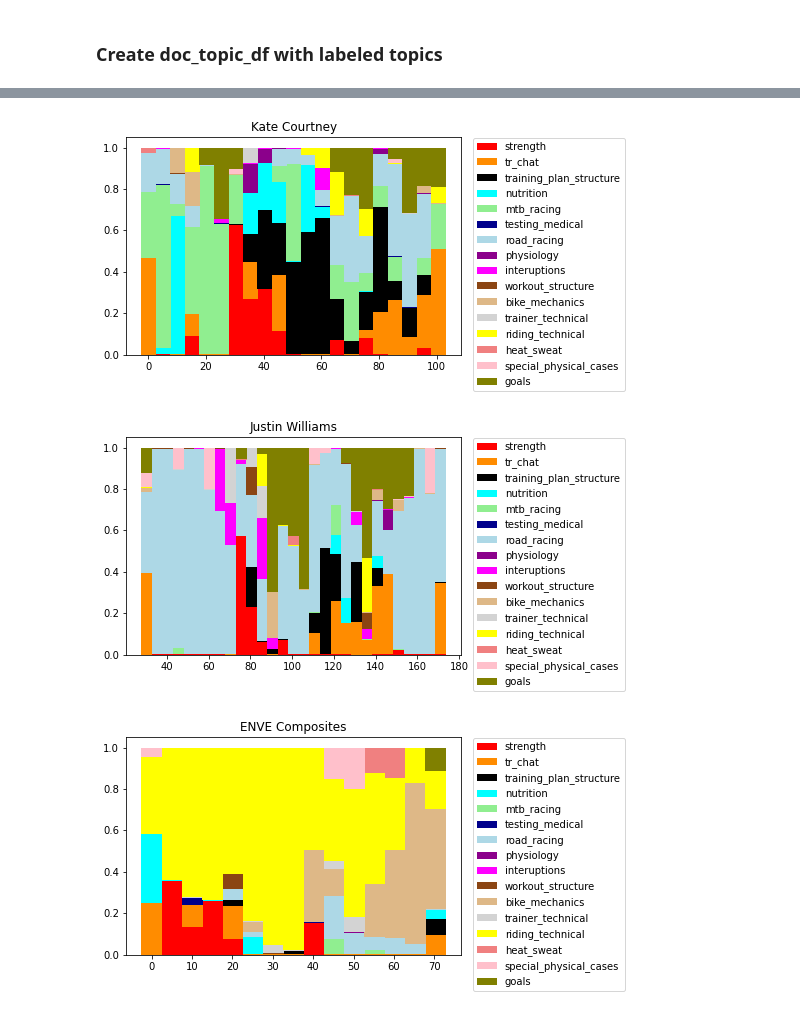
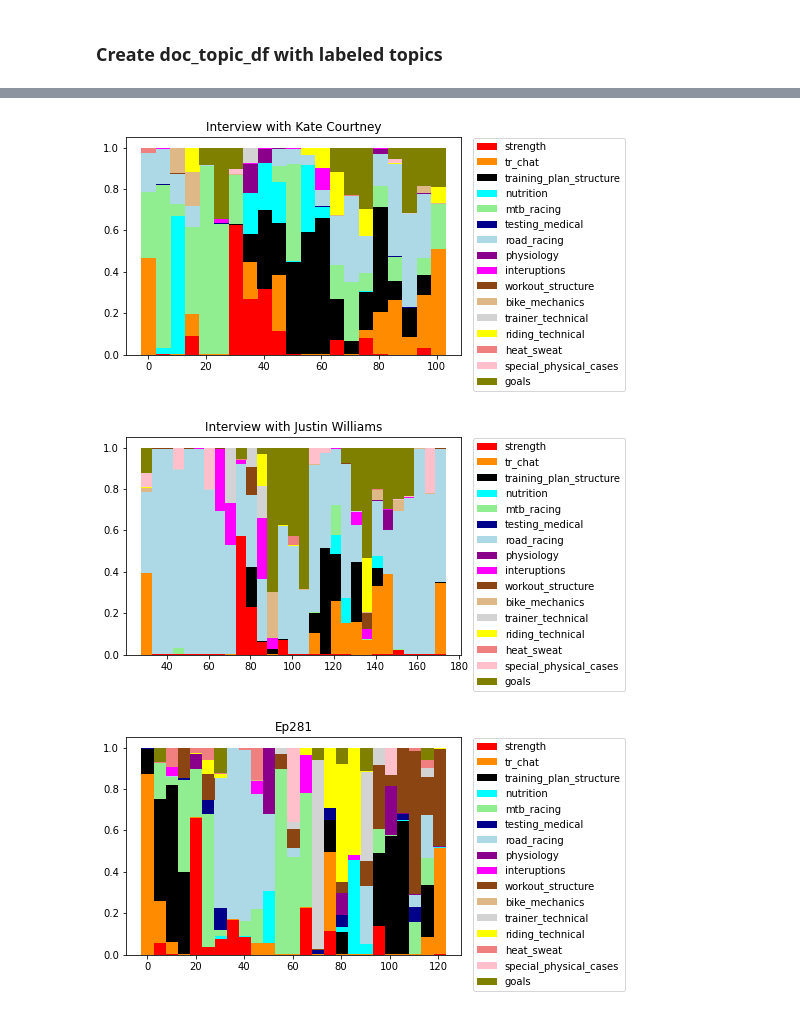
Before and after one commit to jpizzollo/NLP_Podcast, a Jupyter notebook: Topics_5min_Docs.ipynb, the cells around one changed output, grey strips where cells are left out. Cells and saved outputs as stored; diff of their text form; code cells hidden in the pictures.

```diff
--- a/Topics_5min_Docs.ipynb
+++ b/Topics_5min_Docs.ipynb
@@ -70,9 +70,9 @@ binned_df = binned_df.reset_index().drop(columns='index')"""
 # %% [output]
 "# Read in the bin df\nwith open('binned_df.pickle','rb') as read_file:\n    binned_df = pickle.load(read_file)\n\nbinned_df = binned_df.reset_index().drop(columns='index')"
 # %%
-"""# Load spaCy's english core module
+# Load spaCy's english core module
 
-nlp = spacy.load('en_core_web_sm')"""
+nlp = spacy.load('en_core_web_sm')
 # %% [output]
 "# Load spaCy's english core module\n\nnlp = spacy.load('en_core_web_sm')"
 # %% [markdown]
@@ -111,19 +111,19 @@ binned_df['key_words'] = binned_df.apply(key_words ,axis=1)
 # %% [markdown]
 # Vectorize
 # %%
-"""vectorizer = CountVectorizer(strip_accents = 'unicode',
+vectorizer = CountVectorizer(strip_accents = 'unicode',
                                 stop_words = 'english',
                                 lowercase = True,
                                 token_pattern = r'\b[a-zA-Z]{3,}\b',
                                 max_df=0.3)
-dtm = vectorizer.fit_transform(binned_df.key_words)"""
+dtm = vectorizer.fit_transform(binned_df.key_words)
 # %% [output]
 "vectorizer = CountVectorizer(strip_accents = 'unicode',\n                                stop_words = 'english',\n                                lowercase = True,\n                                to ...
 # %% [markdown]
 # Fit LDA Model
 # %%
-"""lda = LatentDirichletAllocation(n_components=16, random_state=0)
-doc_topic_array = lda.fit_transform(dtm)"""
+lda = LatentDirichletAllocation(n_components=16, random_state=0)
+doc_topic_array = lda.fit_transform(dtm)
 # %% [output]
 'lda = LatentDirichletAllocation(n_components=16, random_state=0)\ndoc_topic_array = lda.fit_transform(dtm)'
 # %% [markdown]
@@ -242,5 +219,0 @@ colors = ['red', 'darkorange', 'black', 'cyan', 'lightgreen', 'darkblue', 'light
-# %%
-plt.figure(figsize=[15,15])
-for i,c in zip(label_names, colors):
-    plt.scatter(pca_df[pca_df['label']==i].pc1, pca_df[pca_df['label']==i].pc2, color=c,s=5, label=i)
-plt.legend(loc='lower right',markerscale=3);
@@ -335,9 +251,9 @@ for i in range(3,18):
             color=colors[i-2],\
             label = topic_list[i-2])
 plt.legend(bbox_to_anchor=(1.02, 1.02))
-plt.title('Kate Courtney');
+plt.title('Interview with Kate Courtney');
 # %% [output]
-[figure, old version]
+[figure, new version]
 # %%
 episode = '_oRkV7bkdxo'
 
@@ -361,32 +277,32 @@ for i in range(3,18):
             color=colors[i-2],\
             label = topic_list[i-2])
 plt.legend(bbox_to_anchor=(1.02, 1.02))
-plt.title('Justin Williams');
+plt.title('Interview with Justin Williams');
 # %% [output]
-[figure, old version]
+[figure, new version]
 # %%
-episode = 'wLFcU6Q0O-Q'
+episode = 'iw7AKGGBwnQ'
 
 colors = ['red', 'darkorange', 'black', 'cyan', 'lightgreen', 'darkblue', 'lightblue', 'darkmagenta',\
           'magenta', 'saddlebrown', 'burlywood', 'lightgray', 'yellow', 'lightcoral', 'pink', 'olive']
 
 topic_list = ['strength','tr_chat','training_plan_structure','nutrition',\
               'mtb_racing','testing_medical','road_racing','physiology',\
               'interuptions','workout_structure','bike_mechanics','trainer_technical',\
               'riding_technical','heat_sweat','special_physical_cases','goals']
 
 plt.bar(doc_topic_df[doc_topic_df['episode']==episode].time,\
         doc_topic_df[doc_topic_df['episode']==episode].strength,\
         width=5.1,color=colors[0], label=topic_list[0])
 
 for i in range(3,18):
     plt.bar(doc_topic_df[doc_topic_df['episode']==episode].time,\
             doc_topic_df[doc_topic_df['episode']==episode].iloc[:,i],\
             bottom=cumulative_topics[cumulative_topics['episode']==episode].iloc[:,i-1],\
             width=5.1,\
             color=colors[i-2],\
             label = topic_list[i-2])
 plt.legend(bbox_to_anchor=(1.02, 1.02))
-plt.title('ENVE Composites');
+plt.title('Ep281');
 # %% [output]
-[figure, old version]
+[figure, new version]
```
Also changed, not shown: parts of 38 cells of this notebook.
